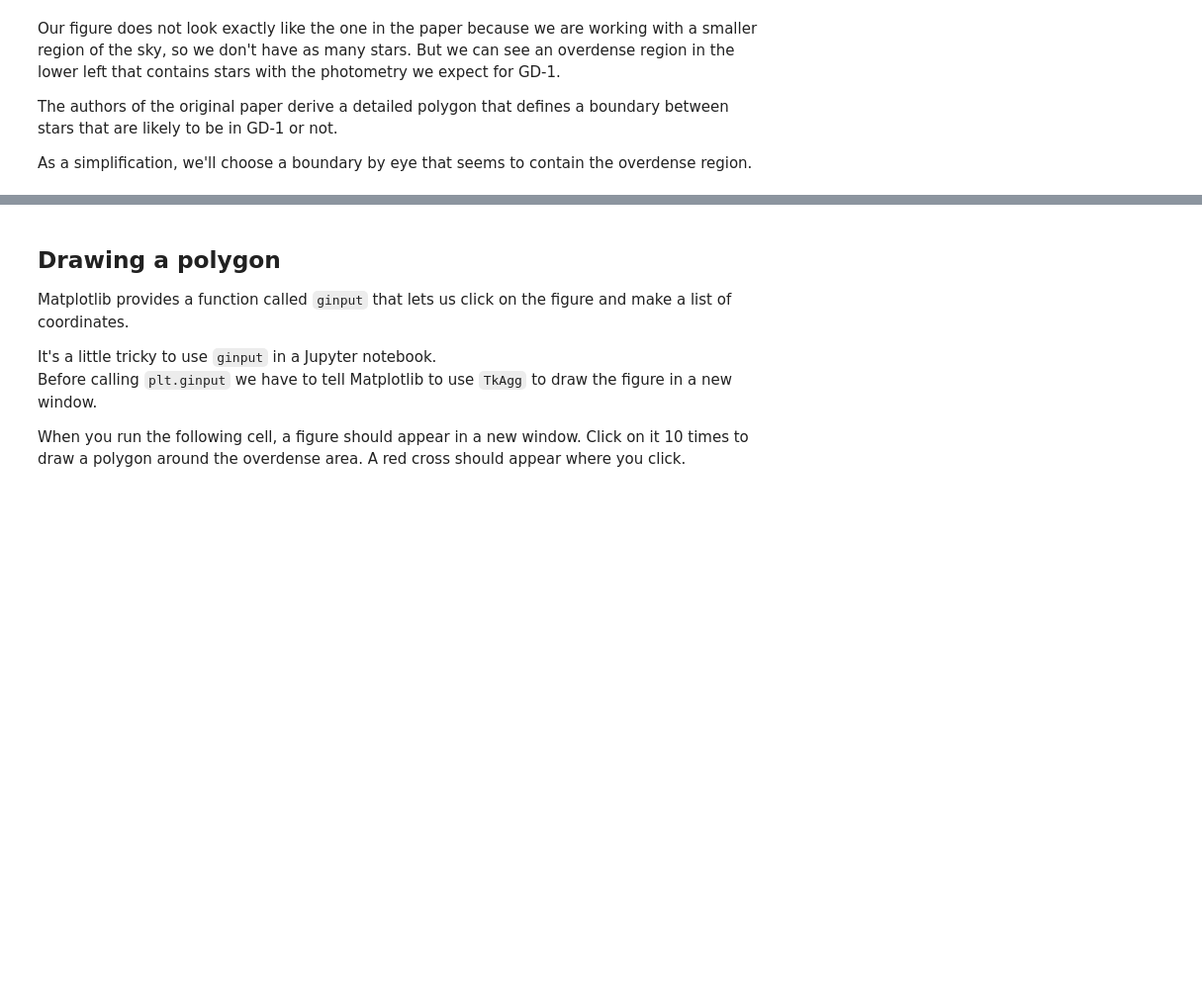
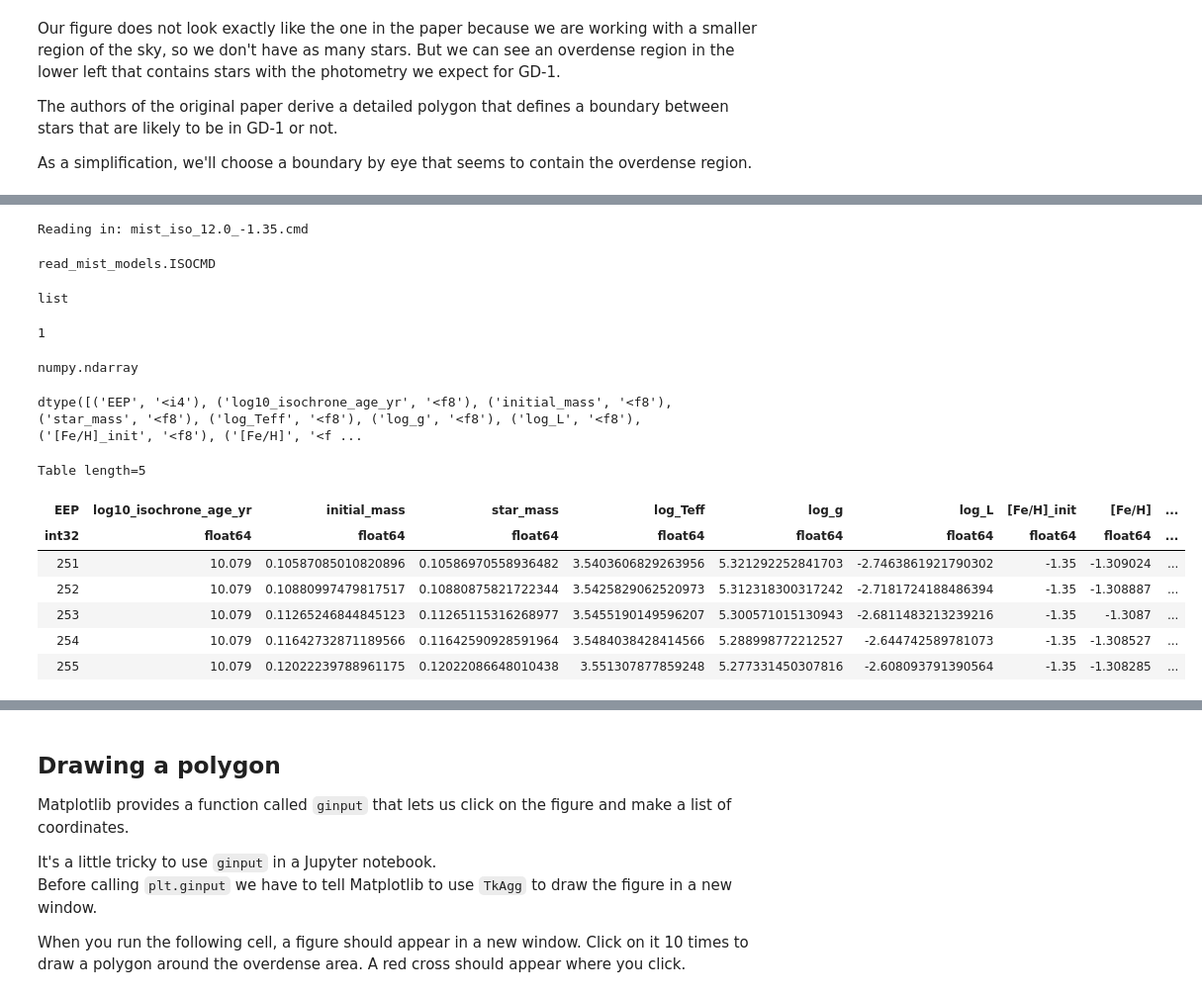
Before and after one commit to AllenDowney/AstronomicalData, a Jupyter notebook: 06_photo.ipynb, the cells around one changed output, grey strips where cells are left out. Shown at 99% size. Saved outputs shown, nothing was run; the diff lists cells and outputs as text; code cells hidden in the pictures; blank space fills up the shorter version.

```diff
--- a/06_photo.ipynb
+++ b/06_photo.ipynb
@@ -130,0 +170,41 @@ As a simplification, we'll choose a boundary by eye that seems to contain the ov
+# %%
+import read_mist_models
+
+filename = 'mist_iso_12.0_-1.35.cmd'
+iso = read_mist_models.ISOCMD(filename)
+# %% [output]
+Reading in: mist_iso_12.0_-1.35.cmd
+# %%
+type(iso)
+# %% [output]
+read_mist_models.ISOCMD
+# %%
+type(iso.isocmds)
+# %% [output]
+list
+# %%
+len(iso.isocmds)
+# %% [output]
+1
+# %%
+type(iso.isocmds[0])
+# %% [output]
+numpy.ndarray
+# %%
+iso.isocmds[0].dtype
+# %% [output]
+dtype([('EEP', '<i4'), ('log10_isochrone_age_yr', '<f8'), ('initial_mass', '<f8'), ('star_mass', '<f8'), ('log_Teff', '<f8'), ('log_g', '<f8'), ('log_L', '<f8'), ('[Fe/H]_init', '<f8'), ('[Fe/H]', '<f ...
+# %%
+from astropy.table import Table
+
+iso_table = Table(iso.isocmds[0])
+iso_table[:5]
+# %% [output]
+Table length=5
+| EEP | log10_isochrone_age_yr | initial_mass | star_mass | log_Teff | log_g | log_L | [Fe/H]_init | [Fe/H] | ... |
+| int32 | float64 | float64 | float64 | float64 | float64 | float64 | float64 | float64 | ... |
+| 251 | 10.079 | 0.10587085010820896 | 0.10586970558936482 | 3.5403606829263956 | 5.321292252841703 | -2.7463861921790302 | -1.35 | -1.309024 | ... |
+| 252 | 10.079 | 0.10880997479817517 | 0.10880875821722344 | 3.5425829062520973 | 5.312318300317242 | -2.7181724188486394 | -1.35 | -1.308887 | ... |
+| 253 | 10.079 | 0.11265246844845123 | 0.11265115316268977 | 3.5455190149596207 | 5.300571015130943 | -2.6811483213239216 | -1.35 | -1.3087 | ... |
+| 254 | 10.079 | 0.11642732871189566 | 0.11642590928591964 | 3.5484038428414566 | 5.288998772212527 | -2.644742589781073 | -1.35 | -1.308527 | ... |
+| 255 | 10.079 | 0.12022239788961175 | 0.12022086648010438 | 3.551307877859248 | 5.277331450307816 | -2.608093791390564 | -1.35 | -1.308285 | ... |
```
Also changed, not shown: parts of 16 cells of this notebook, 6 other files.
